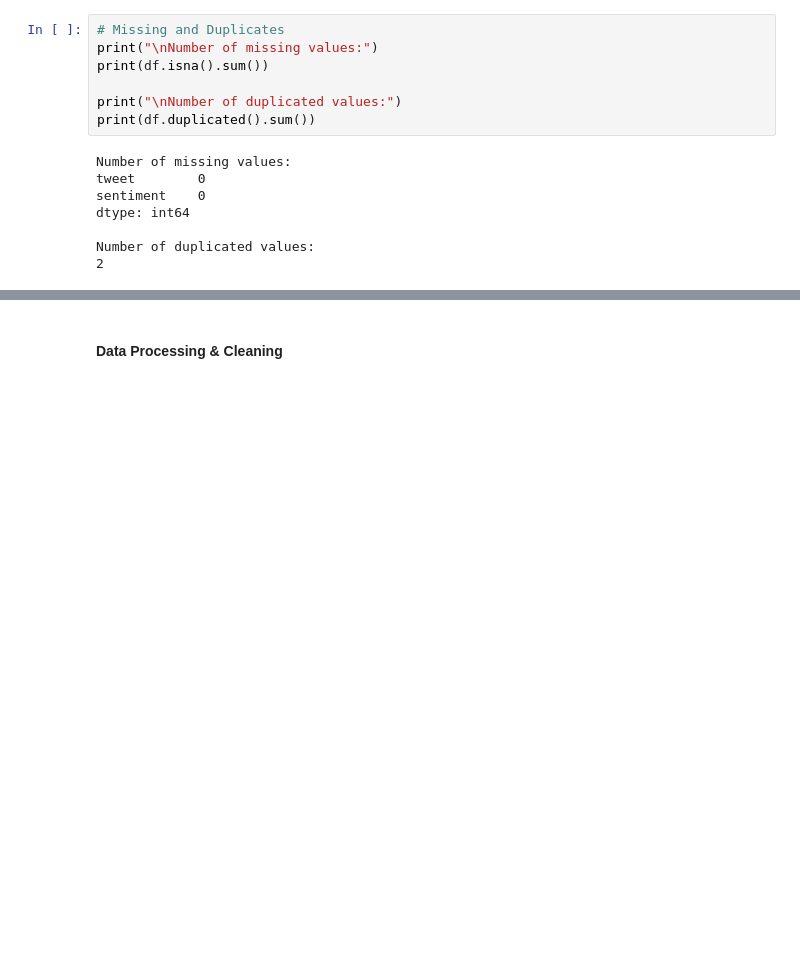
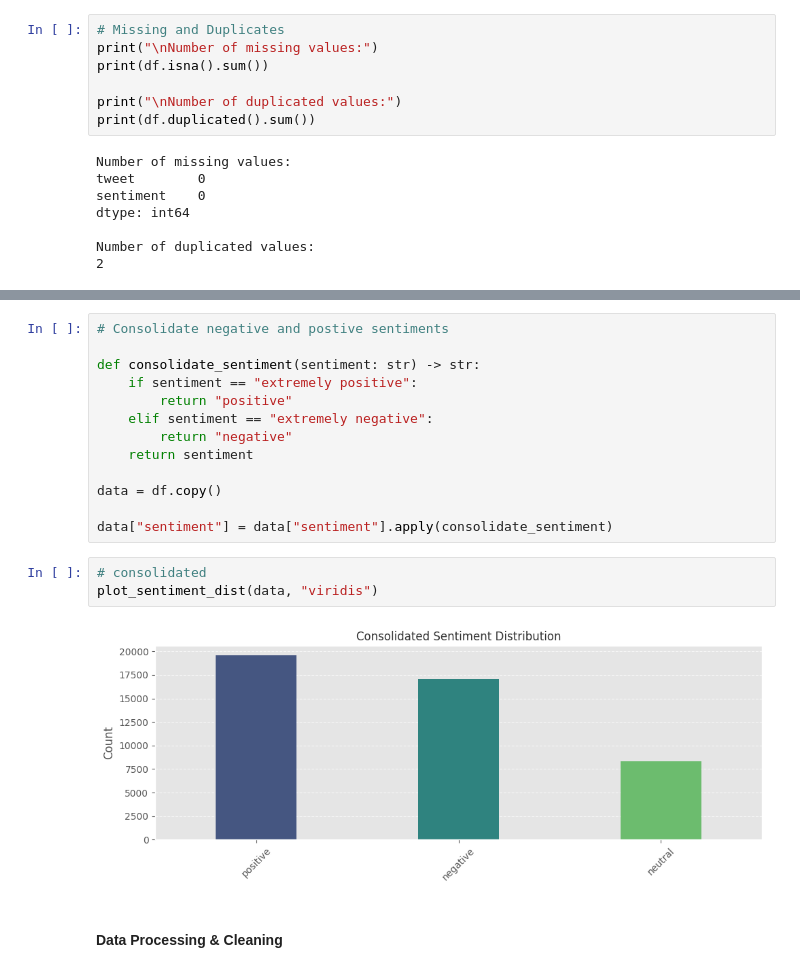
Before and after one commit to NLP-Work001/SentXAI-Covid19, a Jupyter notebook: notebooks/notebook_v001.ipynb, the cells around one changed output, grey strips where cells are left out. Drawn from its saved outputs; the diff is of its cells as text; blank space fills up the shorter version.

```diff
--- a/notebooks/notebook_v001.ipynb
+++ b/notebooks/notebook_v001.ipynb
@@ -124,3 +131,21 @@ plt.show()
+# %%
+# Consolidate negative and postive sentiments
+
+def consolidate_sentiment(sentiment: str) -> str:
+    if sentiment == "extremely positive":
+        return "positive"
+    elif sentiment == "extremely negative":
+        return "negative"
+    return sentiment
+
+data = df.copy()
+
+data["sentiment"] = data["sentiment"].apply(consolidate_sentiment)
+# %%
+# consolidated
+plot_sentiment_dist(data, "viridis")
+# %% [output]
+[figure, added]
 # %% [markdown]
 #### **Data Processing & Cleaning**
 # %%
```
Also changed, not shown: parts of 10 cells of this notebook, 2 other files.
